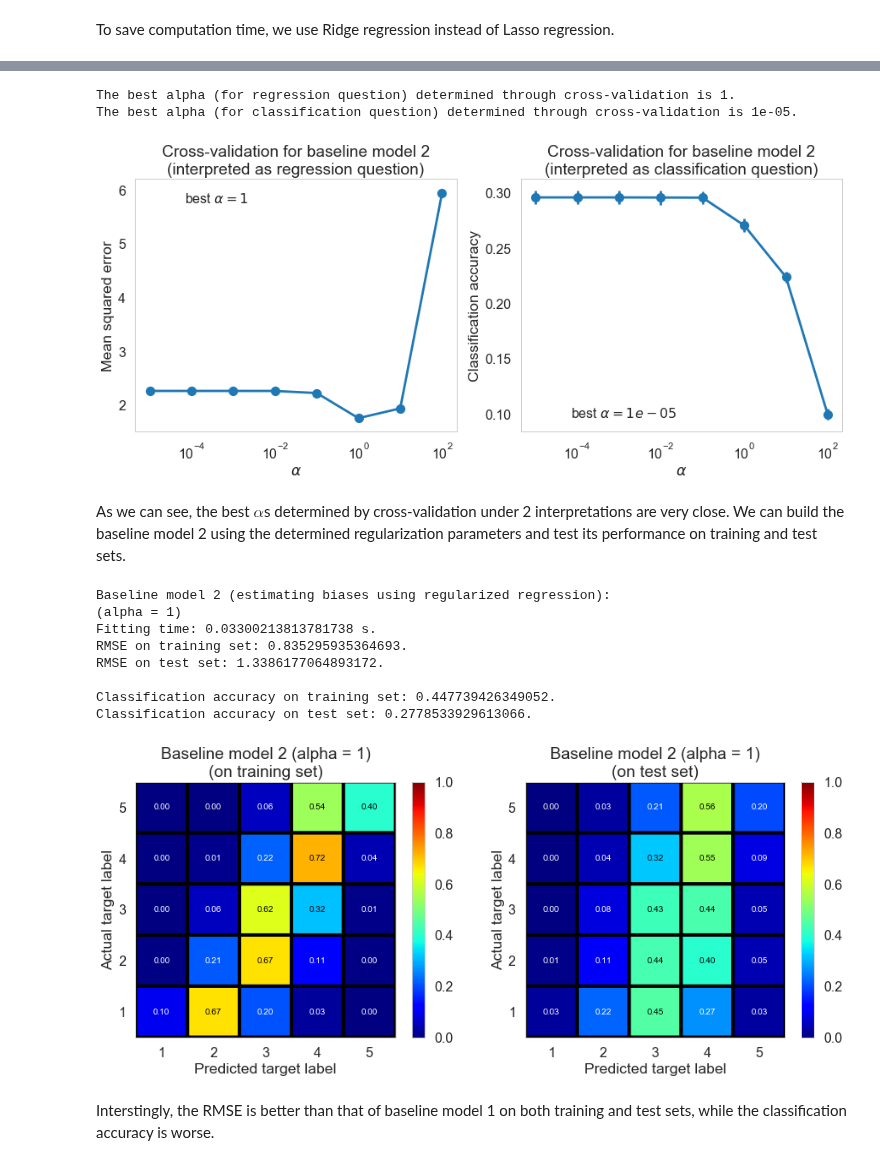
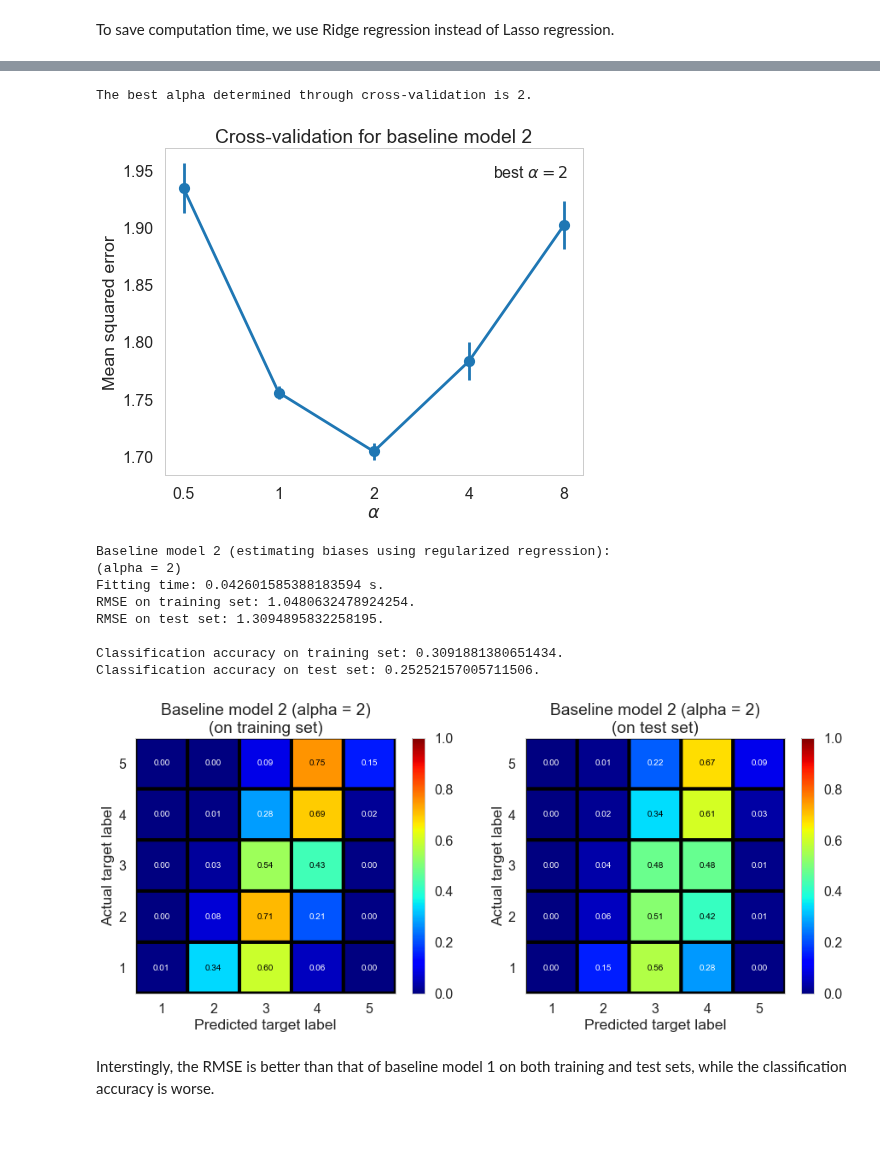
Before and after one commit to xuwd11/Recommender_Systems, a Jupyter notebook: 04_collaborative_filtering_modeling.ipynb, the cells around one changed output, grey strips where cells are left out. Saved outputs shown, nothing was run; the diff lists cells and outputs as text; code cells hidden in the pictures; blank space fills up the shorter version.

```diff
--- a/04_predictive_modeling_Champaign.ipynb
+++ b/04_collaborative_filtering_modeling.ipynb
@@ -62,7 +64,7 @@ datar.head()
 # Split the dataset into a training set a test set
 
 X_train, X_test, y_train, y_test = train_test_split(datar[['user_id', 'business_id']].values, datar['stars'].values, \
-                                                   test_size=0.5, random_state=0)
+                                                   test_size=0.4, random_state=0)
 # %%
 def norm_cm(cm):
     cm = deepcopy(cm).astype(float)
@@ -378,0 +395,5 @@ Wall time: 4.66 s
+# %%
+%%time
+alphas = [0.5, 1, 2, 4, 8]
+gs1 = GridSearchCV(BaselineRegression(classification=False), param_grid={'alpha':alphas}, scoring='neg_mean_squared_error', \
+                  cv=3, return_train_score=True).fit(X_train, y_train)
@@ -379,34 +402,20 @@ Wall time: 4.66 s
 # %%
 best_alpha1 = alphas[np.argmax(gs1.cv_results_['mean_test_score'])]
-print('The best alpha (for regression question) determined through cross-validation is {}.'.format(best_alpha1))
+print('The best alpha determined through cross-validation is {}.'.format(best_alpha1))
 
-best_alpha2 = alphas[np.argmax(gs2.cv_results_['mean_test_score'])]
-print('The best alpha (for classification question) determined through cross-validation is {}.'.format(best_alpha2))
-
-plt.figure(figsize=(15, 5.5))
-plt.subplot(1, 2, 1)
+plt.figure(figsize=(7.5, 6))
 plt.errorbar(alphas, -gs1.cv_results_['mean_test_score'], gs1.cv_results_['std_test_score'], fmt='o-');
 plt.semilogx(alphas, -gs1.cv_results_['mean_test_score'], alpha=0, label=r'best $\alpha = {}$'.format(best_alpha1));
 plt.xlabel(r'$\alpha$');
 plt.ylabel('Mean squared error');
+plt.xticks(alphas, alphas);
 plt.legend();
-plt.title('Cross-validation for baseline model 2\n(interpreted as regression question)');
+plt.title('Cross-validation for baseline model 2');
 
-plt.subplot(1, 2, 2)
-plt.errorbar(alphas, gs2.cv_results_['mean_test_score'], gs2.cv_results_['std_test_score'], fmt='o-');
-plt.semilogx(alphas, gs2.cv_results_['mean_test_score'], alpha=0, label=r'best $\alpha = {}$'.format(best_alpha2));
-plt.xlabel(r'$\alpha$');
-plt.ylabel('Classification accuracy');
-plt.legend();
-plt.title('Cross-validation for baseline model 2\n(interpreted as classification question)');
-
-plt.savefig(fig_dir + 'bm2_cv_alpha.png', bbox_inches='tight')
+plt.savefig(fig_dir + 'bm2_cv_alpha2.png', bbox_inches='tight')
 # %% [output]
-The best alpha (for regression question) determined through cross-validation is 1.
-The best alpha (for classification question) determined through cross-validation is 1e-05.
+The best alpha determined through cross-validation is 2.
-[figure, old version]
+[figure, new version]
-# %% [markdown]
-As we can see, the best $\alpha$s determined by cross-validation under 2 interpretations are very close. We can build the baseline model 2 using the determined regularization parameters and test its performance on training and test sets.
 # %%
 alpha = best_alpha1
 
@@ -434,13 +443,13 @@ plot_cm(confusion_matrix(y_test, y_pred_test_label), 'Baseline model 2 (alpha =
 plt.savefig(fig_dir + 'bm2_cm_alpha1.png', bbox_inches='tight')
 # %% [output]
 Baseline model 2 (estimating biases using regularized regression):
-(alpha = 1)
-Fitting time: 0.03300213813781738 s.
-RMSE on training set: 0.835295935364693.
-RMSE on test set: 1.3386177064893172.
+(alpha = 2)
+Fitting time: 0.042601585388183594 s.
+RMSE on training set: 1.0480632478924254.
+RMSE on test set: 1.3094895832258195.
 
-Classification accuracy on training set: 0.447739426349052.
-Classification accuracy on test set: 0.2778533929613066.
+Classification accuracy on training set: 0.3091881380651434.
+Classification accuracy on test set: 0.25252157005711506.
-[figure, old version]
+[figure, new version]
 # %% [markdown]
 Interstingly, the RMSE is better than that of baseline model 1 on both training and test sets, while the classification accuracy is worse.
```
Also changed, not shown: parts of 27 cells of this notebook, 41 other files.
